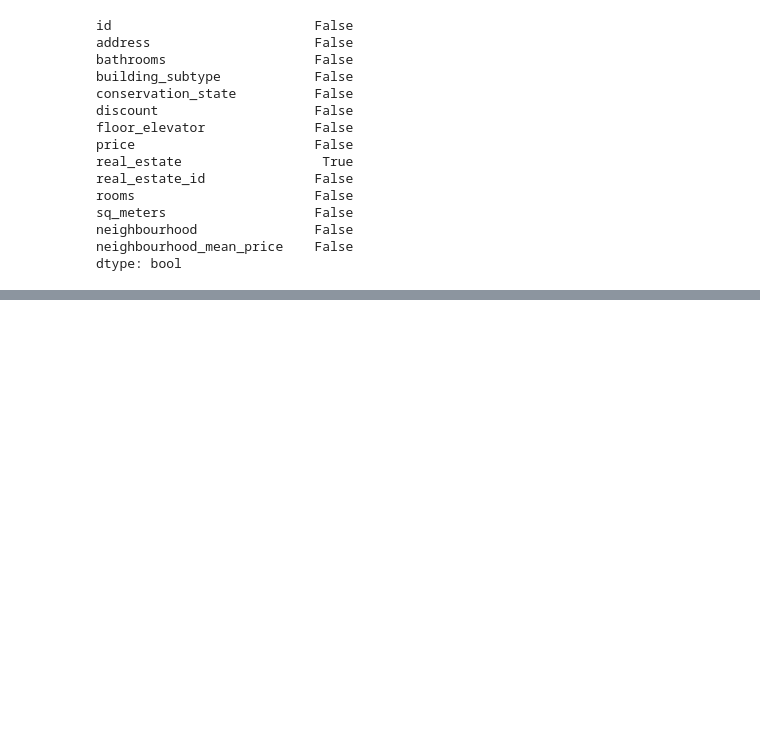
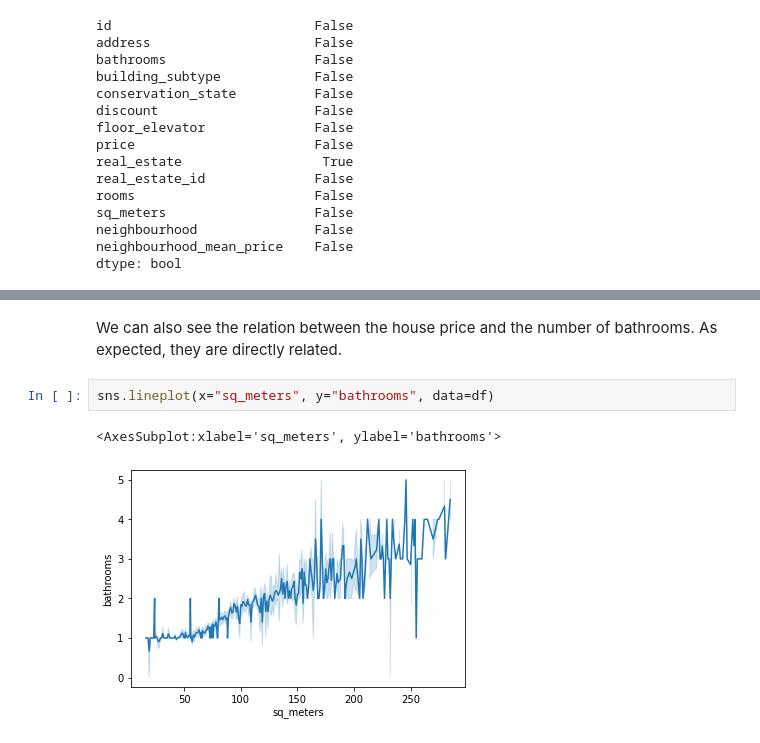
Before and after one commit to jordi-cluet/ADSDB-EtE-Project, a Jupyter notebook: format_housing.ipynb, the cells around one changed output, grey strips where cells are left out. Saved outputs shown, nothing was run; the diff lists cells and outputs as text; blank space fills up the shorter version.

```diff
--- a/format_housing.ipynb
+++ b/format_housing.ipynb
@@ -590,0 +603,7 @@ dtype: bool
+# %% [markdown]
+We can also see the relation between the house price and the number of bathrooms. As expected, they are directly related.
+# %%
+sns.lineplot(x="sq_meters", y="bathrooms", data=df)
+# %% [output]
+<AxesSubplot:xlabel='sq_meters', ylabel='bathrooms'>
+[figure, added]
```
Also changed, not shown: parts of 22 cells of this notebook.
